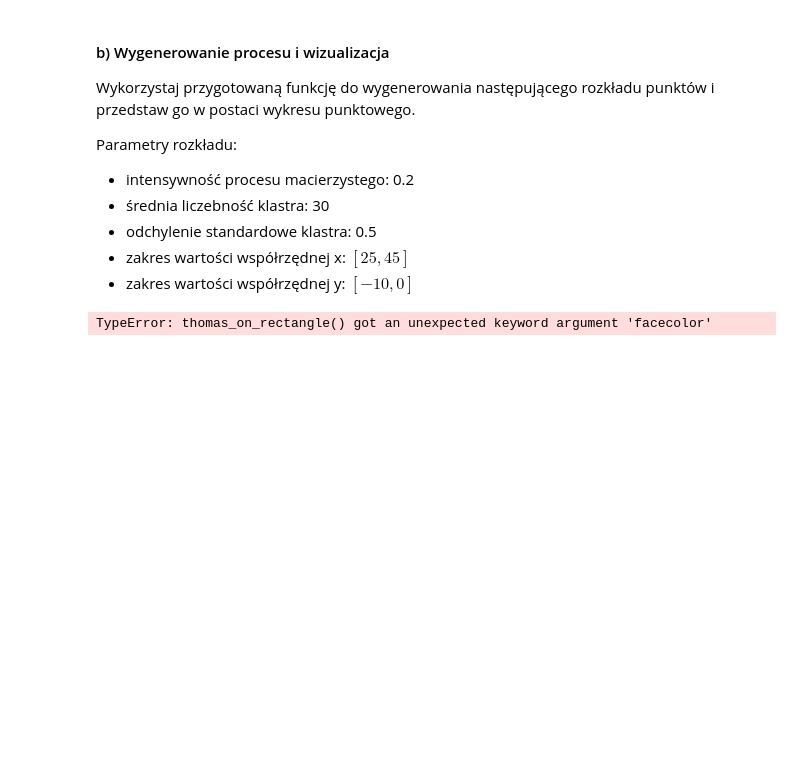
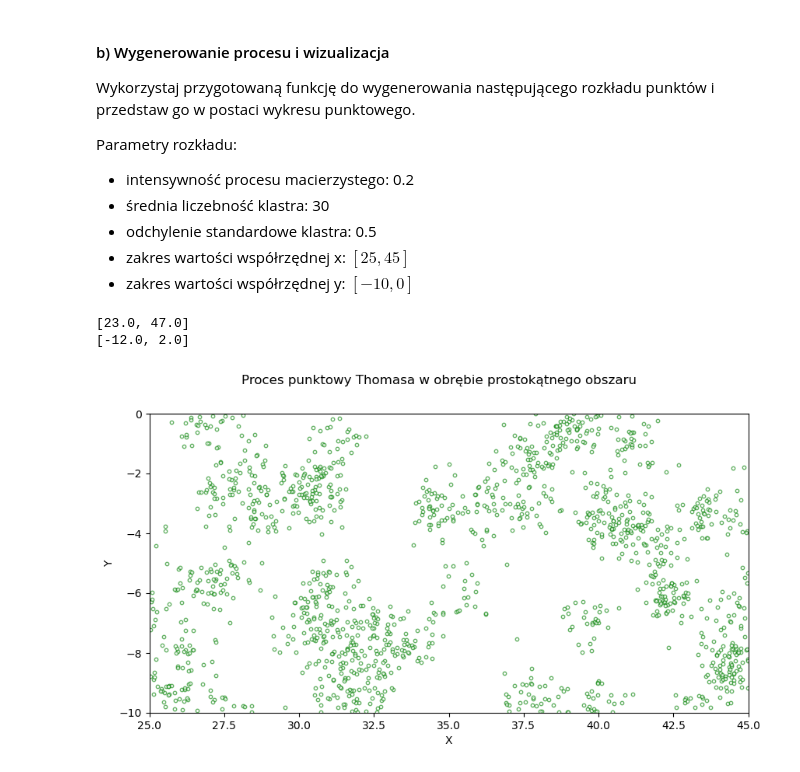
Before and after one commit to ArsBeneMoriendi/analiza_danych_przestrzennych, a Jupyter notebook: ZZ01/ZZ01.ipynb, the cells around one changed output. Cells and saved outputs as stored; diff of their text form; code cells hidden in the pictures; blank space fills up the shorter version.

```diff
--- a/ZZ01/ZZ01.ipynb
+++ b/ZZ01/ZZ01.ipynb
@@ -488,15 +488,17 @@ Parametry rozkładu:
  - zakres wartości współrzędnej x: $[25, 45]$
  - zakres wartości współrzędnej y: $[-10, 0]$
 # %%
-thomas = thomas_on_rectangle(parent_intensity=0.2, mean_cluster_size=30, cluster_sigma=0.5, x_lim=[25, 45], y_lim=[-10, 0], facecolor = "white")
+thomas = thomas_on_rectangle(parent_intensity=0.2, mean_cluster_size=30, cluster_sigma=0.5, x_lim=[25, 45], y_lim=[-10, 0])
 
 fig, axes = plt.subplots(1,1, figsize = (10,5))
-axes.scatter(thomas['X'], thomas['Y'], color='red', s=10, alpha=0.6)
+axes.scatter(thomas['X'], thomas['Y'], color='green', s=10, alpha=0.6, facecolor = "white")
 fig.suptitle('Proces punktowy Thomasa w obrębie prostokątnego obszaru')
 axes.set_xlabel('X')
 axes.set_ylabel('Y')
 axes.set_xlim(25, 45)
 axes.set_ylim(-10, 0)
 axes.set_aspect(1)
 # %% [output]
-TypeError: thomas_on_rectangle() got an unexpected keyword argument 'facecolor'
+[23.0, 47.0]
+[-12.0, 2.0]
+[figure, added]
```
Also changed, not shown: parts of 4 cells of this notebook.
